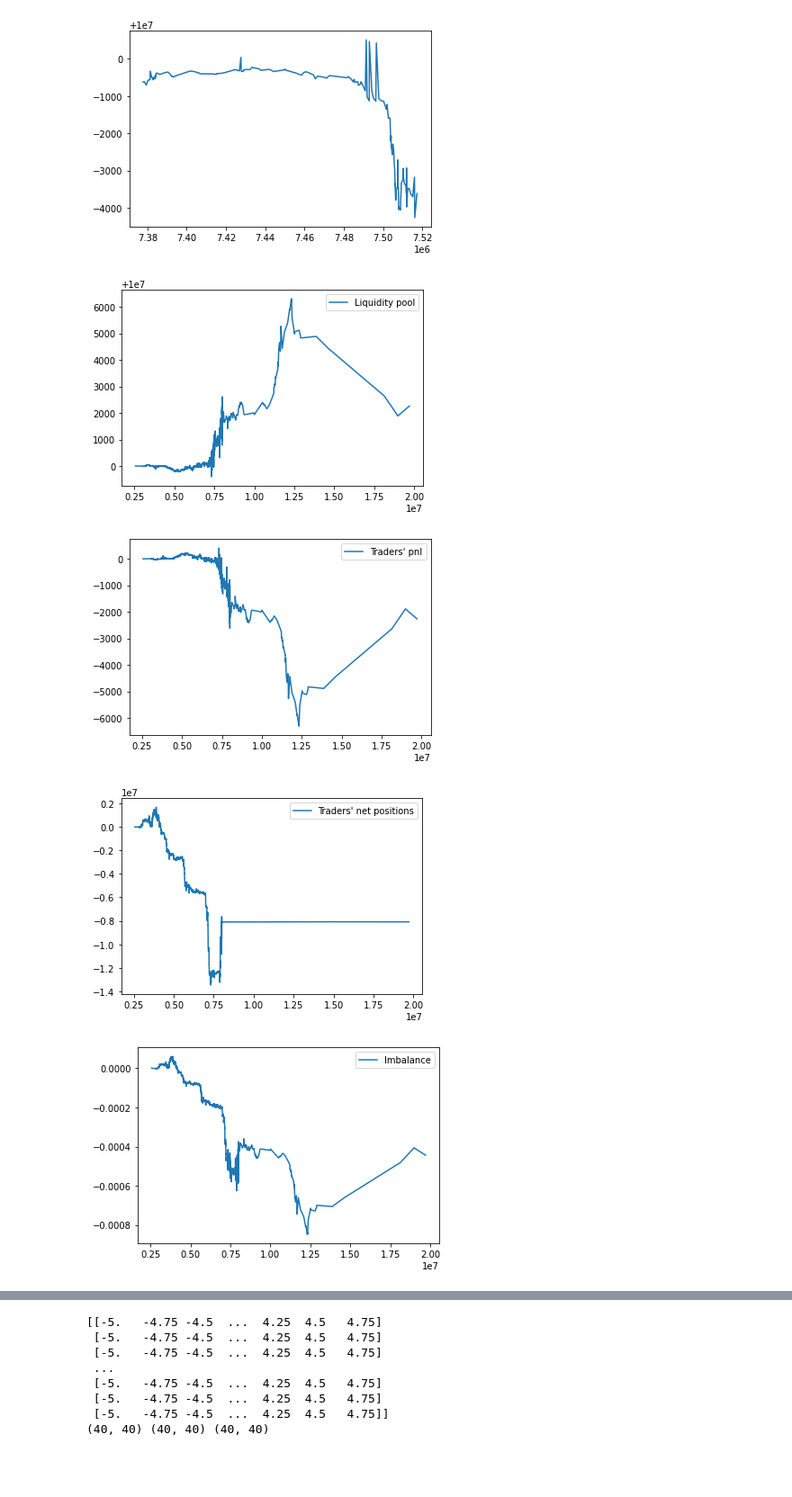
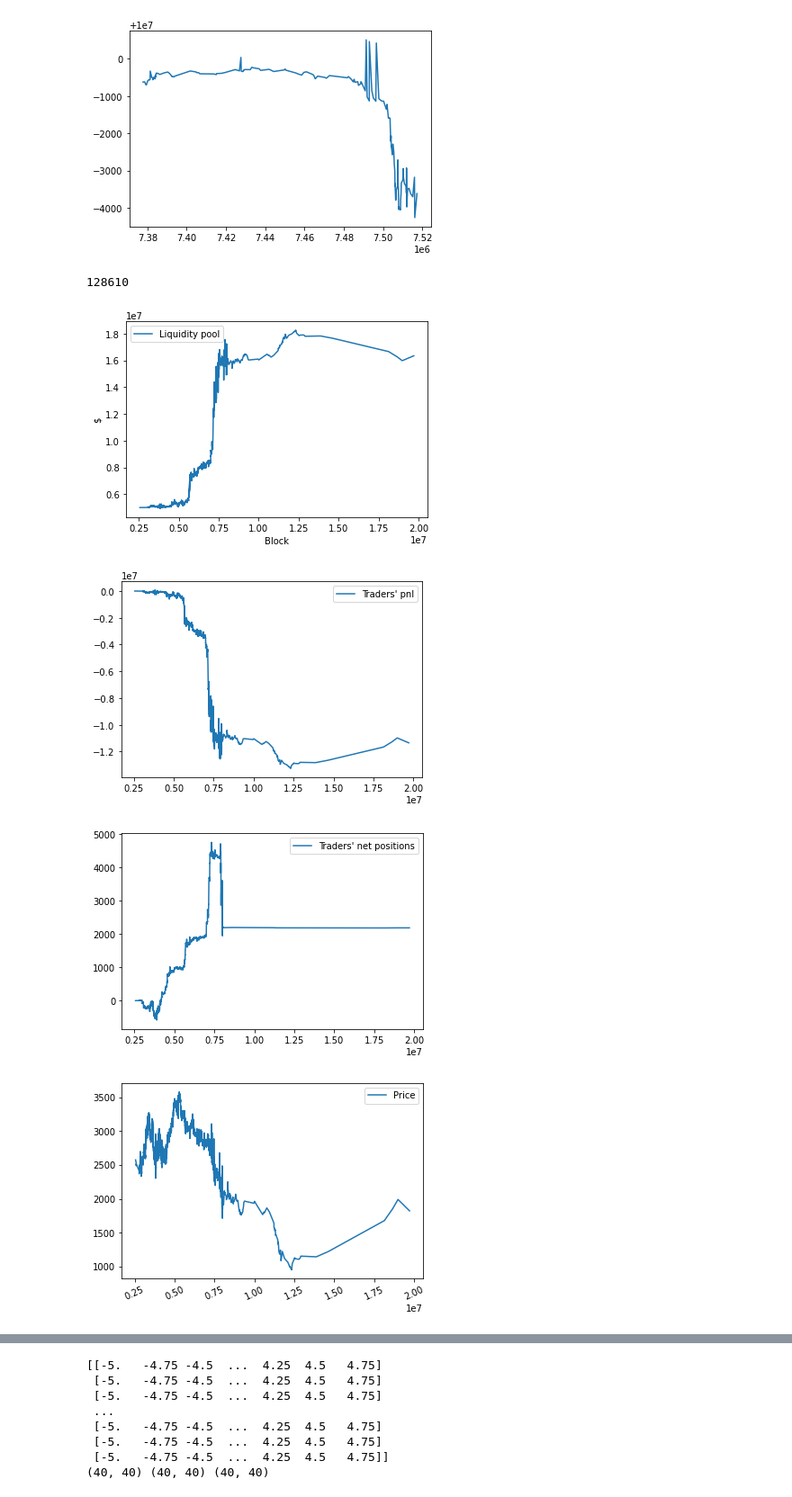
Before and after one commit to perpx/whitepaper, a Jupyter notebook: perpx/perpx.ipynb, the cells around one changed output, grey strips where cells are left out. Shown at 90% size. Saved outputs shown, nothing was run; the diff lists cells and outputs as text; code cells hidden in the pictures; blank space fills up the shorter version.

```diff
--- a/perpx/perpx.ipynb
+++ b/perpx/perpx.ipynb
@@ -16,7 +16,7 @@ import importlib
 import tickstore
 from tickstore.query import QuerySettings, QueryFunctor, TickSampler
 from matplotlib import pyplot as plt
-c = tickstore.Client("127.0.0.1:4501")
+#c = tickstore.Client("127.0.0.1:4501")
 
 import perpx
 import utils
@@ -64,7 +64,7 @@ while q.next():
     if tick - lastTick > 1000:
         lastTick = tick
         ex.update_price(trade.price())
-        ex.capture(tick)
+        ex.capture(datetime.fromtimestamp(tick/1000))
 print(utils.sharpe(np.square(np.array(ex.y1)), 1000))
 # %% [output]
 34.72222222222222
@@ -88,6 +85,6 @@ print(utils.sharpe(np.square(np.array(ex.y1)), 1000))
 # %%
 importlib.reload(perpx)
-ex = perpx.Instrument()
+ex = perpx.Instrument(0.01)
 
 rand.normal(0, 1)
 price = 100.
@@ -119,7 +116,7 @@ for i in range(30000):
     ex.update_price(price)
     x.append(i)
     y1.append(ex.pool())
-    y2.append(ex.pnl(1))
+    y2.append(ex.pnl())
     y3.append(ex.oi)
     y4.append(ex.imbalance())
     y5.append(price)
@@ -257,11 +265,14 @@ print(instrument.y1[1000])
 [figure]
 # %%
 importlib.reload(perpx)
-instrument = perpx.Instrument(0.01)
+instrument1 = perpx.Instrument(0.01)
+instrument2 = perpx.Instrument(0, True)
 size = {}
 tot = 0.
 pl = 0.
-instrument.provide(10000000)
+instrument1.provide(5000000)
+instrument2.provide(5000000)
+print(len(pika))
 for p in pika:
     if p['staked']:
         amount = p['staked']['amount'] / 1e8
@@ -286,45 +297,55 @@ for p in pika:
         long = p['open-position']['is-long']
         notional = (margin / 1e8) * (leverage / 1e8)
         # in pika, long is short
-        if long:
+        if not long:
             notional *= -1
-
-        size[positionID] = notional
-        instrument.trade(user, notional)
-        instrument.update_price(1e8/price)
+        amount = notional / (price / 1e8)
+        size[positionID] = amount
+        instrument1.trade(user, amount)
+        instrument1.update_price(price/1e8)
         #instruments[productID].costs[user] += fee
-        instrument.capture(p['block-number'])
+        instrument1.capture(p['block-number'])
+        instrument2.trade(user, amount)
+        instrument2.update_price(price/1e8)
+        #instruments[productID].costs[user] += fee
+        instrument2.capture(p['block-number'])
         tot += abs(notional)
 
         #print(instruments[productID].pool())
     if p['close-position']:
         productID = p['close-position']['product-id']
         if productID != 1:
             continue
         user = p['close-position']['user']
         price = p['close-position']['price']
         margin = p['close-position']['margin']
         leverage = p['close-position']['leverage']
         positionID = p['close-position']['position-id']
         notional = (margin / 1e8) * (leverage / 1e8)
         if size[positionID] > 0:
             notional *= -1
-        size[positionID] += notional
+        amount = notional / (price / 1e8)
+        size[positionID] += amount
 
         #print(size[positionID]*-1, notional/price)
         #print(instruments[productID].pos[user])
         #print(notional/price)
         #print(p['close-position'])
         #print(notional)
 
-        instrument.trade(user, notional)
-        instrument.update_price(1e8/price)
-        instrument.capture(p['block-number'])
+        instrument1.trade(user, amount)
+        instrument1.update_price(price/1e8)
+        instrument1.capture(p['block-number'])
+        instrument2.trade(user, amount)
+        instrument2.update_price(price/1e8)
+        instrument2.capture(p['block-number'])
         tot -= abs(notional)
 
-instrument.plot()
+instrument1.plot()
+instrument2.plot()
 # %% [output]
+128610
-[figure, old version]
+[figure, new version]
-[figure, old version]
+[figure, new version]
-[figure, old version]
+[figure, new version]
-[figure, old version]
+[figure, new version]
```
Also changed, not shown: parts of 8 cells of this notebook, 2 other files.
